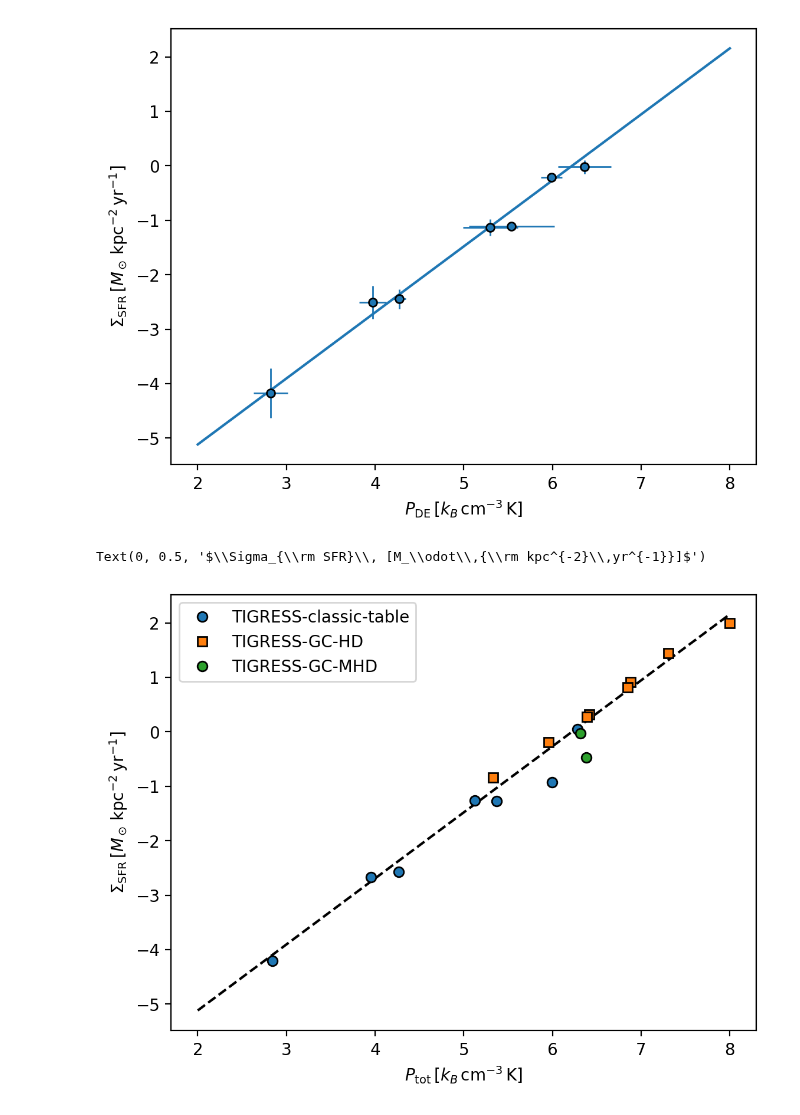
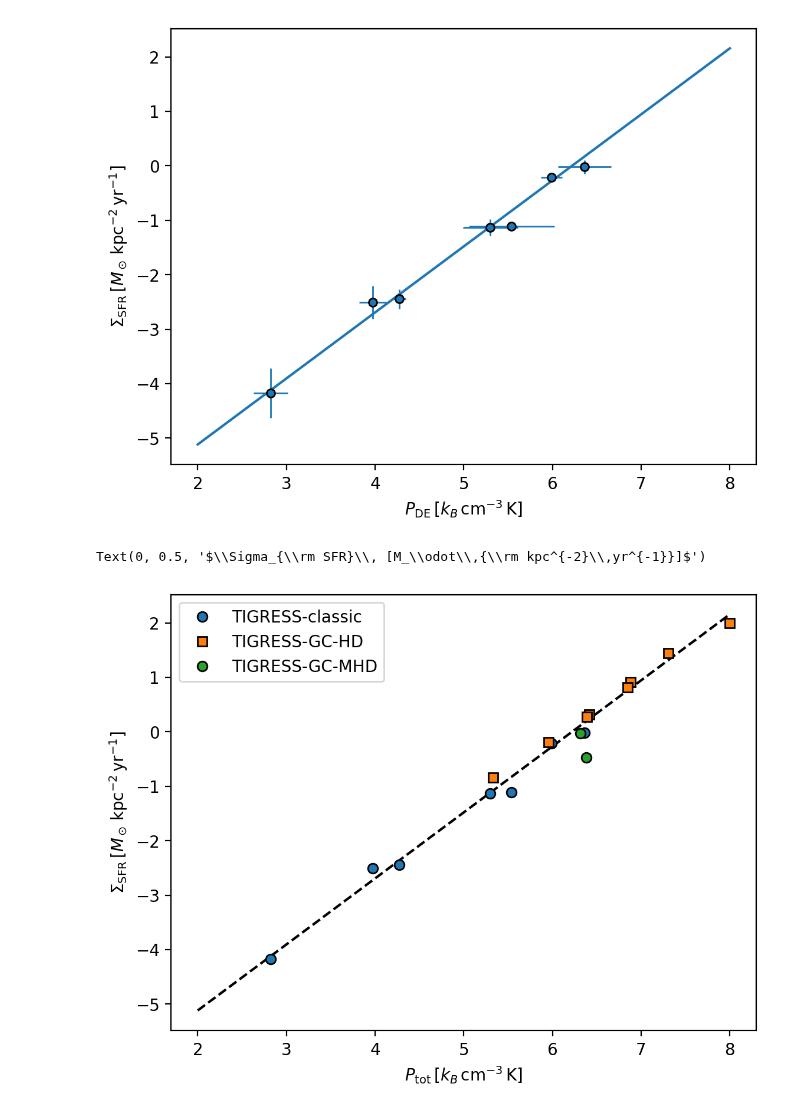
Before and after one commit to changgoo/PRFM, a Jupyter notebook: book/prfm_sims.ipynb, the cells around one changed output. Cells and saved outputs as stored; diff of their text form; code cells hidden in the pictures.

```diff
--- a/book/prfm_sims.ipynb
+++ b/book/prfm_sims.ipynb
@@ -29,7 +29,7 @@ prfm.simulations.add_PSFR_model_line(model="tigress-classic")
 # -- recalculation from history files to get errorbars
 xf = "Ptot"
 yf = "SFR"
-for k in ["TIGRESS-classic-table", "TIGRESS-GC"]:
+for k in ["TIGRESS-classic", "TIGRESS-GC"]:
     d = data[k]
     x = getattr(d, "log_{}".format(xf))
     y = getattr(d, "log_{}".format(yf))
@@ -38,34 +38,34 @@ for k in ["TIGRESS-classic-table", "TIGRESS-GC"]:
 
     hd_idx = ~(d.Pimag > 0)
 
     if hd_idx.sum() == 0:
         p = plt.errorbar(x, y, label=d.paper, marker="o", ls="", mew=1, mec="k")
     else:
         p = plt.errorbar(
             x[hd_idx],
             y[hd_idx],
             label=f"{d.paper}-HD",
             marker="s",
             ls="",
             mew=1,
             mec="k",
         )
         p = plt.errorbar(
             x[~hd_idx],
             y[~hd_idx],
             label=f"{d.paper}-MHD",
             marker="o",
             ls="",
             mew=1,
             mec="k",
         )
 prfm.simulations.add_PSFR_model_line(model="tigress-classic", color="k", ls="--")
 plt.legend()
 plt.xlabel(r"$P_{\rm tot}\, [k_B{\rm\,cm^{-3}\,K}]$")
 plt.ylabel(r"$\Sigma_{\rm SFR}\, [M_\odot\,{\rm kpc^{-2}\,yr^{-1}}]$")
 # %% [output]
 Text(0, 0.5, '$\\Sigma_{\\rm SFR}\\, [M_\\odot\\,{\\rm kpc^{-2}\\,yr^{-1}}]$')
-[figure, old version]
+[figure, new version]
 # %%
 # all simulations
 for i, (k, d) in enumerate(data.items()):
```
Also changed, not shown: parts of 4 cells of this notebook, 3 other files.
